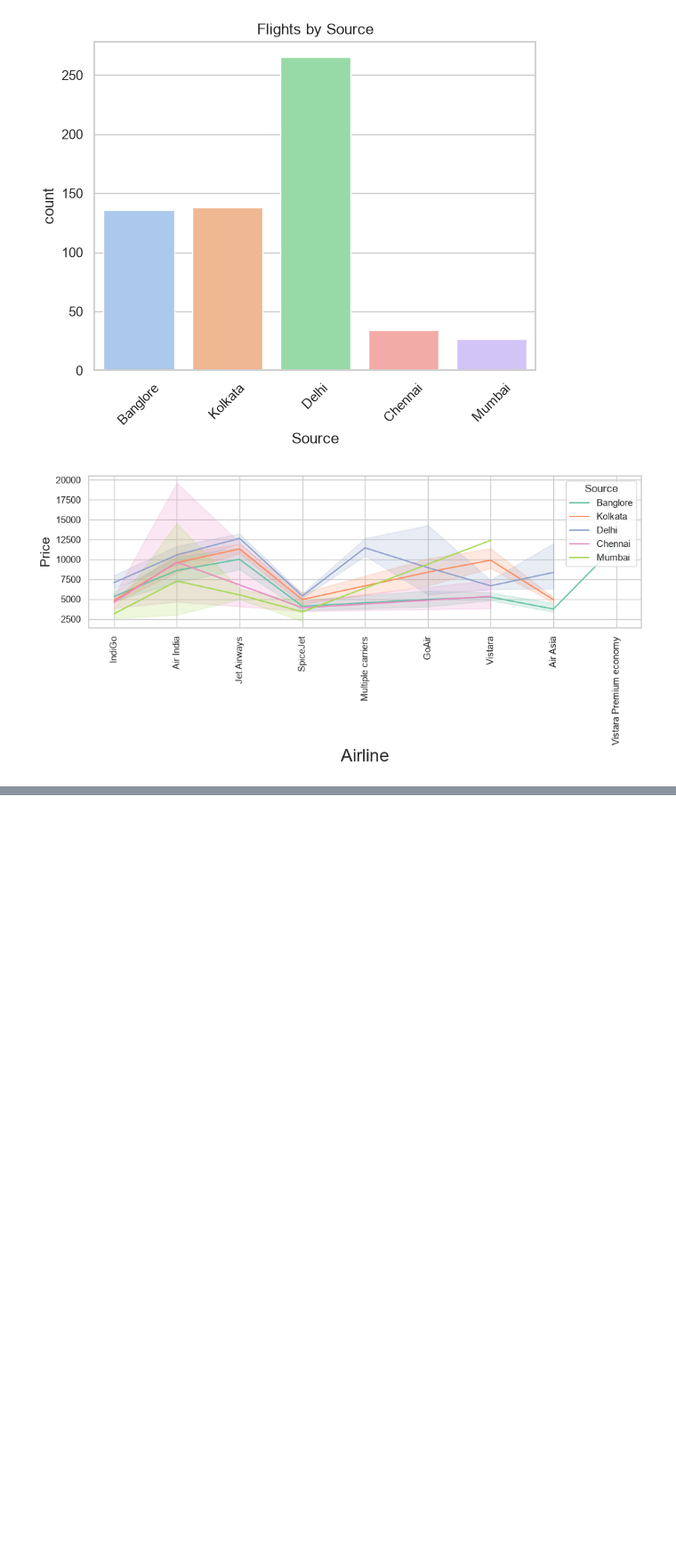
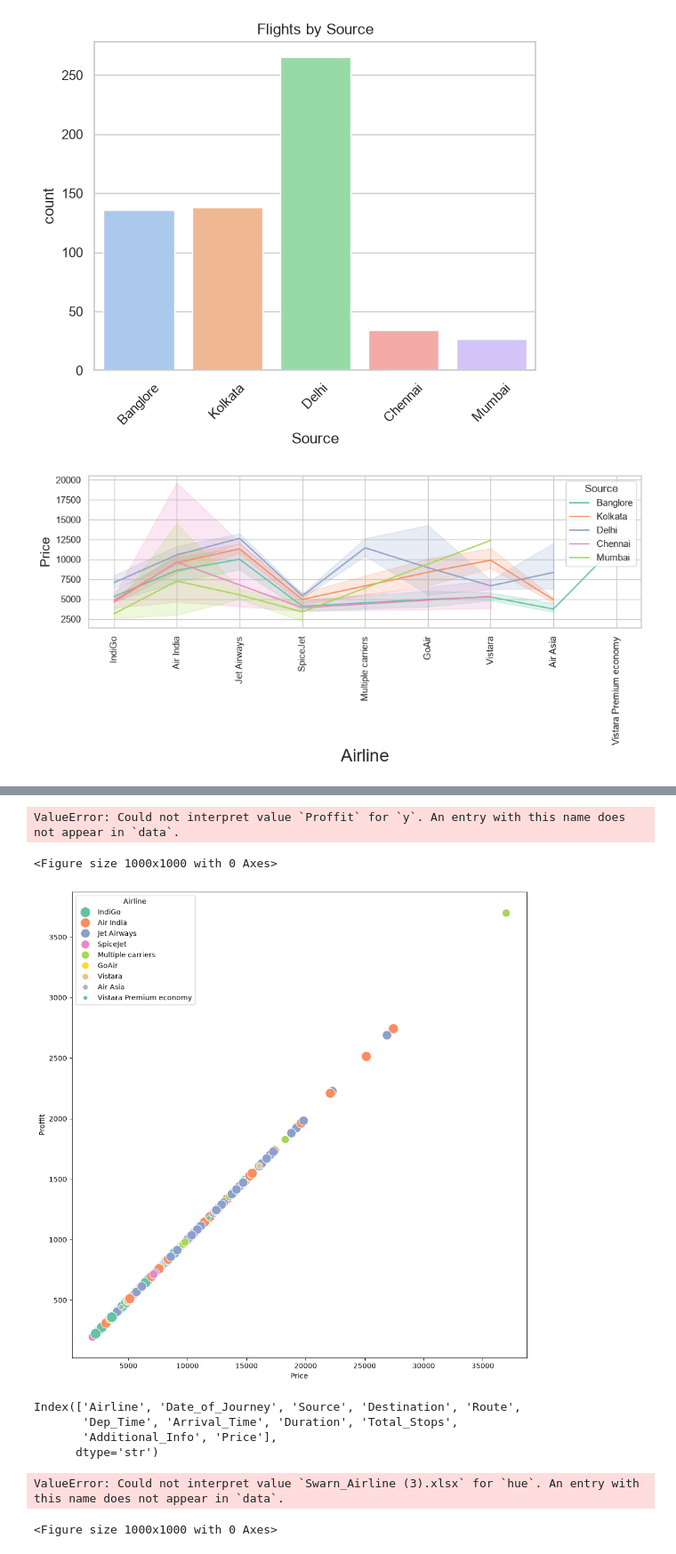
Before and after one commit to vaishnavidhanavade/03-Data-Manupulation-Pandas, a Jupyter notebook: 01.Pandas-Level-01.ipynb/4_Plotting-Enhancment.ipynb, the cells around one changed output, grey strips where cells are left out. Shown at 89% size. Saved outputs shown, nothing was run; the diff lists cells and outputs as text; code cells hidden in the pictures; blank space fills up the shorter version.

```diff
--- a/01.Pandas-Level-01.ipynb/4_Plotting-Enhancment.ipynb
+++ b/01.Pandas-Level-01.ipynb/4_Plotting-Enhancment.ipynb
@@ -214,0 +231,7 @@ plt.show()
+# %%
+import pandas as pd
+import matplotlib.pyplot as plt
+import seaborn as sns
+
+df = pd.read_excel(r"D:\ethans\Ethans\Swarn_Airline (3).xlsx")
+df.head(2)
@@ -214,0 +242,34 @@ plt.show()
+# %%
+plt.figure(figsize=(10,10))
+sns.scatterplot(data=df,x='Price',y='Proffit',size='Airline',sizes=(40, 220),hue='Airline',palette="Set2",)
+plt.tight_layout()
+plt.show()
+# %% [output]
+ValueError: Could not interpret value `Proffit` for `y`. An entry with this name does not appear in `data`.
+<Figure size 1000x1000 with 0 Axes>
+# %%
+df['Proffit'] = df['Price'] * 0.10
+# %%
+plt.figure(figsize=(10,10))
+
+sns.scatterplot(
+    data=df,
+    x='Price',
+    y='Proffit',
+    size='Airline',
+    sizes=(40, 220),
+    hue='Airline',
+    palette="Set2"
+)
+
+plt.tight_layout()
+plt.show()
+# %% [output]
+[figure, added]
+# %%
+print(df.columns)
+# %% [output]
+Index(['Airline', 'Date_of_Journey', 'Source', 'Destination', 'Route',
+       'Dep_Time', 'Arrival_Time', 'Duration', 'Total_Stops',
+       'Additional_Info', 'Price'],
+      dtype='str')
@@ -214,0 +278,8 @@ plt.show()
+# %%
+plt.figure(figsize=(10,10))
+sns.scatterplot(data=df,x='Price',size='Airline',sizes=(40, 220),hue='Swarn_Airline (3).xlsx',palette="Set2",)
+plt.tight_layout()
+plt.show()
+# %% [output]
+ValueError: Could not interpret value `Swarn_Airline (3).xlsx` for `hue`. An entry with this name does not appear in `data`.
+<Figure size 1000x1000 with 0 Axes>
```
Also changed, not shown: parts of 9 cells of this notebook.
